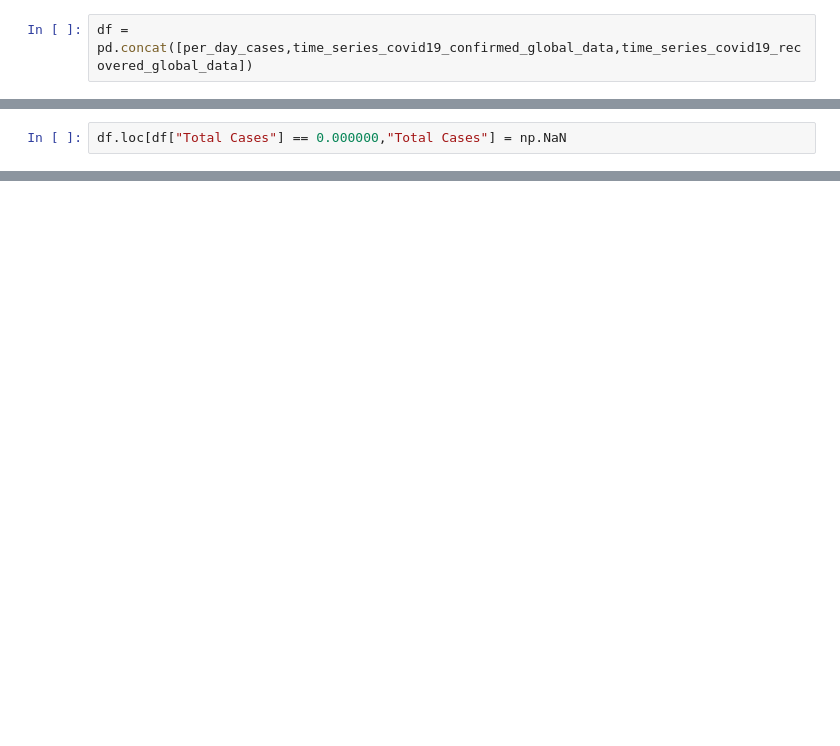
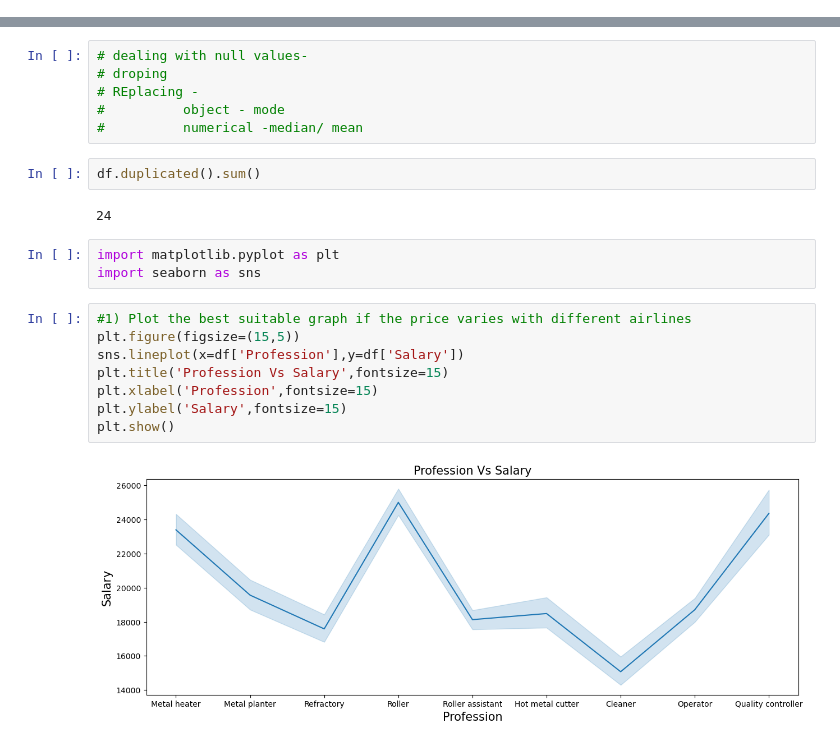
Before and after one commit to sribala4/Arjun, a Jupyter notebook: Untitled1.ipynb, the cells around one changed output, grey strips where cells are left out. Cells and saved outputs as stored; diff of their text form; blank space fills up the shorter version.

```diff
--- a/Untitled1.ipynb
+++ b/Untitled1.ipynb
@@ -174,2 +28,0 @@ time_series_covid19_recovered_global_data
-# %%
-df = pd.concat([per_day_cases,time_series_covid19_confirmed_global_data,time_series_covid19_recovered_global_data])
@@ -316,2 +32,0 @@ df.sort_values(by = ["New Cases","Total Cases"])
-# %%
-df.loc[df["Total Cases"] == 0.000000,"Total Cases"] = np.NaN
@@ -321,0 +73,23 @@ df["Total Cases"].isna().sum()
+# %%
+# dealing with null values-
+# droping
+# REplacing -
+#          object - mode
+#          numerical -median/ mean
+# %%
+df.duplicated().sum()
+# %% [output]
+24
+# %%
+import matplotlib.pyplot as plt
+import seaborn as sns
+# %%
+#1) Plot the best suitable graph if the price varies with different airlines
+plt.figure(figsize=(15,5))
+sns.lineplot(x=df['Profession'],y=df['Salary'])
+plt.title('Profession Vs Salary',fontsize=15)
+plt.xlabel('Profession',fontsize=15)
+plt.ylabel('Salary',fontsize=15)
+plt.show()
+# %% [output]
+[figure, added]
```
Also changed, not shown: parts of 55 cells of this notebook.
